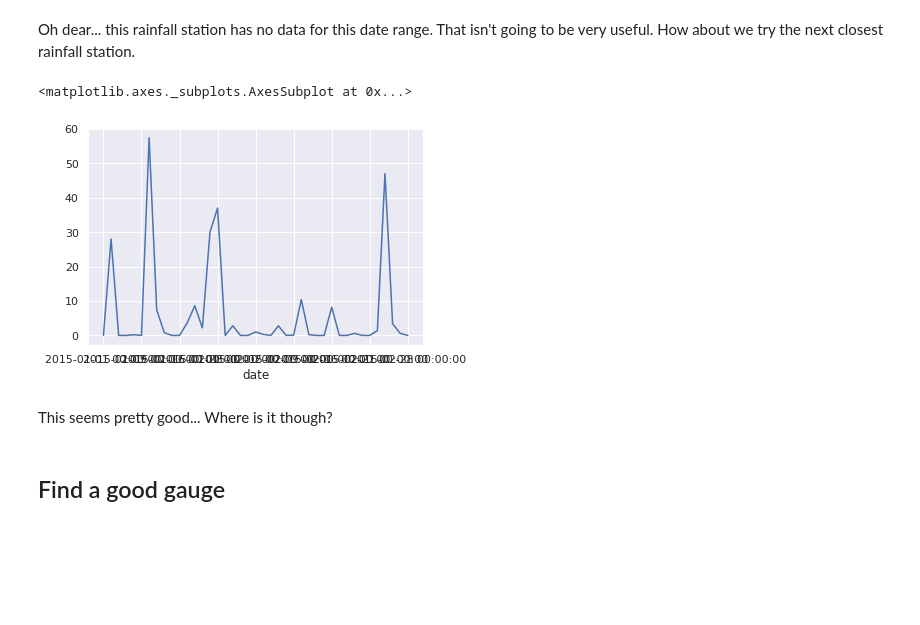
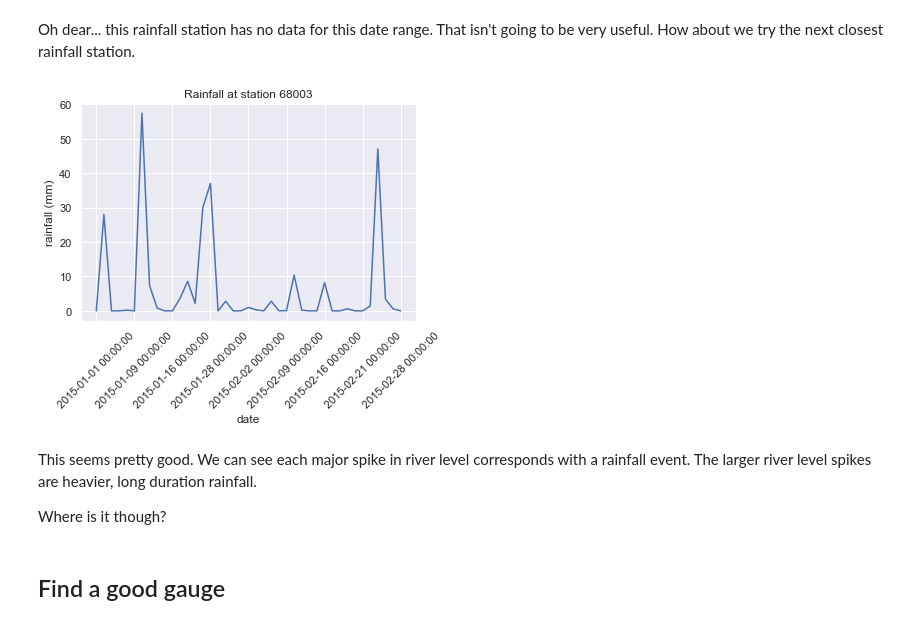
Before and after one commit to jemmaherbert/river-level-predictions, a Jupyter notebook: example_river.ipynb, the cells around one changed output. Cells and saved outputs as stored; diff of their text form; code cells hidden in the pictures; blank space fills up the shorter version.

Commit message:
tidy up example river notebook. Add a few comments. It all runs now with latest libraries except the last couple models

```diff
--- a/example_river.ipynb
+++ b/example_river.ipynb
@@ -121,12 +135,14 @@ Oh dear... this rainfall station has no data for this date range. That isn't goi
 # %%
 next_nearest_station_id = get_id_nth_nearest_station(lat, lon, df_stations, 1)
 rainfall_kang = df_rainfall.loc[next_nearest_station_id]
-rainfall_kang.loc[date_range[0]:date_range[1], 'rainfall'].plot()
+rainfall_kang.loc[date_range[0]:date_range[1], 'rainfall'].plot(ylabel='rainfall (mm)', title=f"Rainfall at station {next_nearest_station_id}")
+plt.xticks(rotation=45);
 # %% [output]
-<matplotlib.axes._subplots.AxesSubplot at 0x...>
-[figure, old version]
+[figure, new version]
-# %% [markdown]
-This seems pretty good... Where is it though?
+# %% [markdown]
+This seems pretty good. We can see each major spike in river level corresponds with a rainfall event. The larger river level spikes are heavier, long duration rainfall.
+
+Where is it though?
 # %% [markdown]
 ## Find a good gauge
 # %% [markdown]
```
Also changed, not shown: parts of 27 cells of this notebook, 2 other files.
